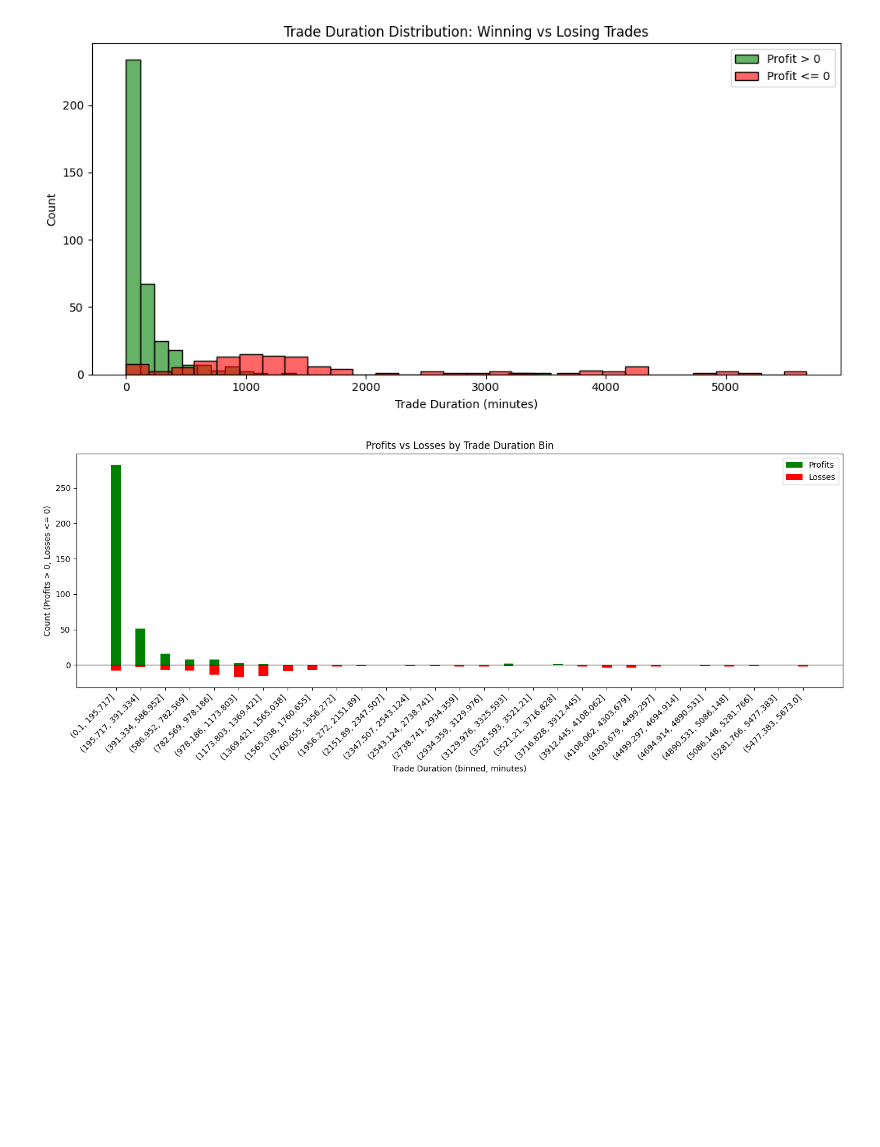
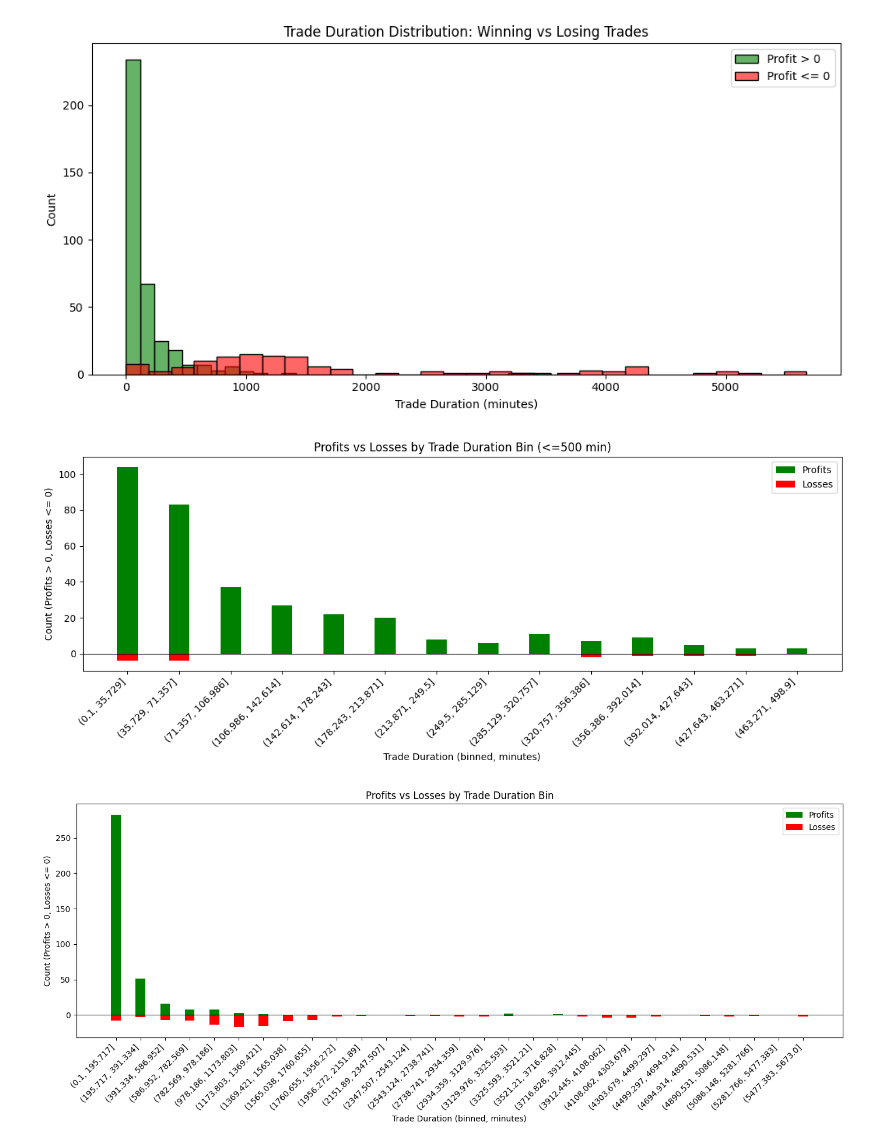
Before and after one commit to edoardoCame/bollingerBands, a Jupyter notebook: notebooks/mt5_analysis.ipynb, the cells around one changed output. Saved outputs shown, nothing was run; the diff lists cells and outputs as text; code cells hidden in the pictures; blank space fills up the shorter version.

```diff
--- a/notebooks/mt5_analysis.ipynb
+++ b/notebooks/mt5_analysis.ipynb
@@ -199,6 +199,36 @@ Passing `palette` without assigning `hue` is deprecated and will be removed in v
   sns.boxplot(x=pd.cut(plot_df['Trade_Duration'], bins=10), y=plot_df['Profit'], palette='Set3')
 [figure]
 [figure]
+# %%
+# Profit/Loss distribution for trades with duration <= 500 minutes
+import numpy as np
+
+max_duration = 500
+plot_df_500 = plot_df[plot_df['Trade_Duration'] <= max_duration].copy()
+
+# Bin trade durations
+bins_500 = np.linspace(plot_df_500['Trade_Duration'].min(), plot_df_500['Trade_Duration'].max(), 15)
+plot_df_500['duration_bin'] = pd.cut(plot_df_500['Trade_Duration'], bins_500)
+
+# Count profits and losses per bin
+profit_counts_500 = plot_df_500.groupby('duration_bin')['Profit'].apply(lambda x: (x > 0).sum())
+loss_counts_500 = plot_df_500.groupby('duration_bin')['Profit'].apply(lambda x: (x <= 0).sum())
+
+# Bar plot: Profits vs Losses by trade duration bin (<=500 min)
+plt.figure(figsize=(12, 5))
+width = 0.4
+plt.bar(profit_counts_500.index.astype(str), profit_counts_500.values, width=width, label='Profits', color='green', align='center')
+plt.bar(loss_counts_500.index.astype(str), -loss_counts_500.values, width=width, label='Losses', color='red', align='center')
+plt.axhline(0, color='black', linewidth=0.8)
+plt.xticks(rotation=45, ha='right')
+plt.xlabel('Trade Duration (binned, minutes)')
+plt.ylabel('Count (Profits > 0, Losses <= 0)')
+plt.title('Profits vs Losses by Trade Duration Bin (<=500 min)')
+plt.legend()
+plt.tight_layout()
+plt.show()
+# %% [output]
+[figure, added]
 # %%
 import numpy as np
 
```
